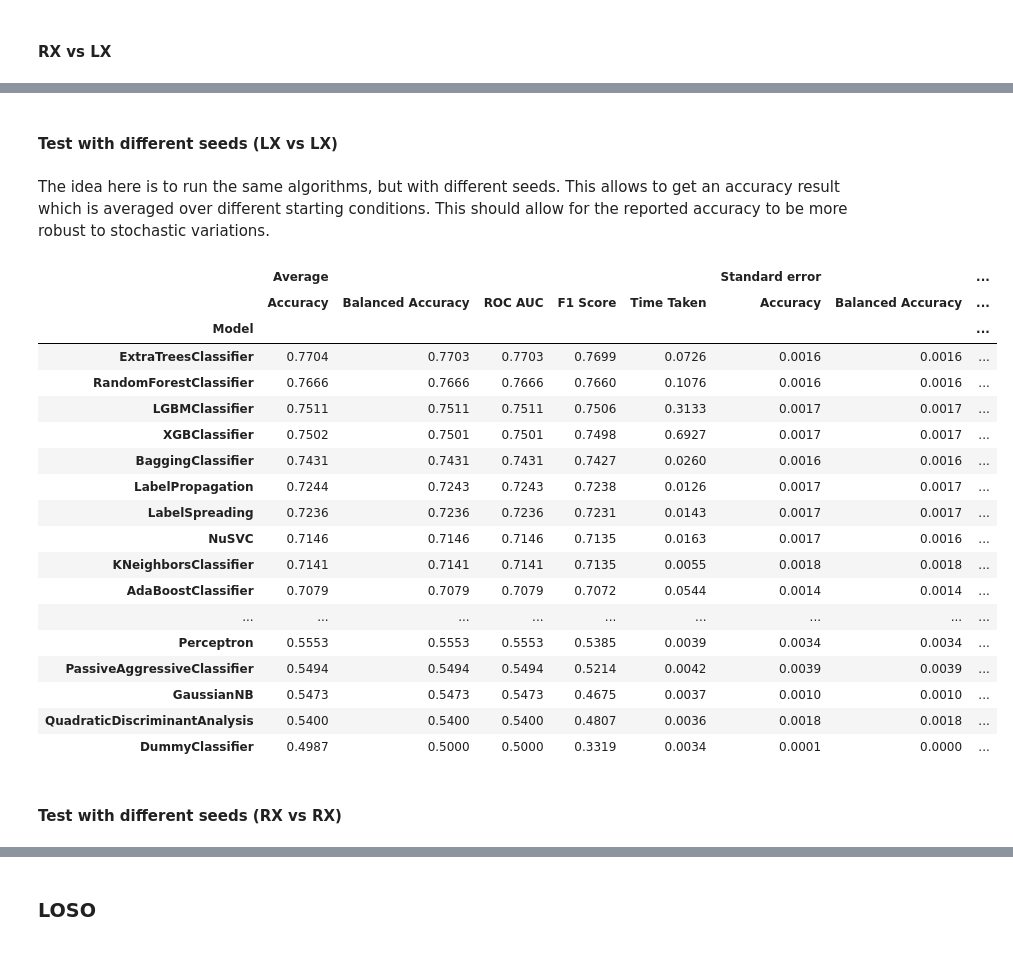
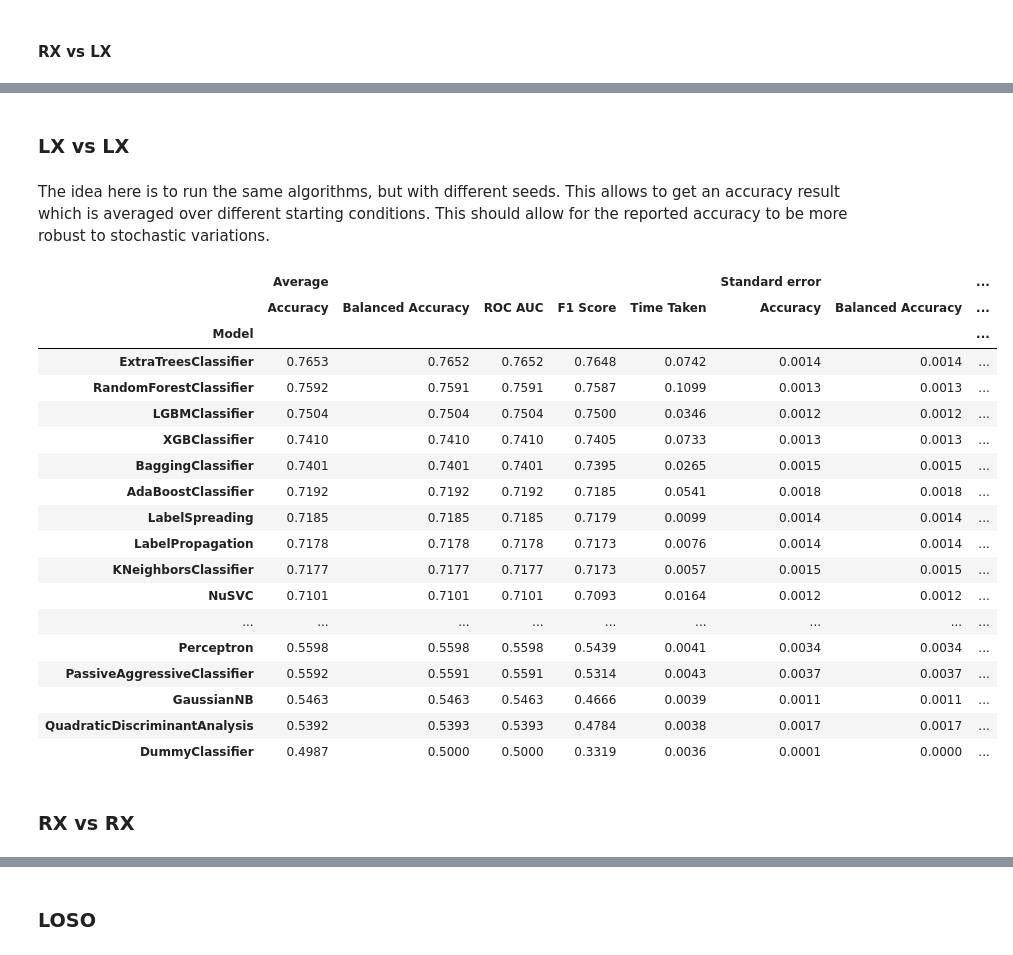
Before and after one commit to LeonardoAlchieri/LateralizationPhysiologicalWearables, a Jupyter notebook: notebooks/data-exploration-usilaughs.ipynb, the cells around one changed output, grey strips where cells are left out. Drawn from its saved outputs; the diff is of its cells as text; code cells hidden in the pictures.

Commit message:
Corrected mistake in resampling

```diff
--- a/notebooks/data-exploration-usilaughs.ipynb
+++ b/notebooks/data-exploration-usilaughs.ipynb
@@ -601,0 +594,2 @@ pd.concat([averages, standard_errors], axis=1, keys=["Average", "Standard error"
+# %%
+run_cv_ml(features_right, labels_right, groups_right)
@@ -602,5 +616,14 @@ pd.concat([averages, standard_errors], axis=1, keys=["Average", "Standard error"
 # %% [markdown]
 #### LX vs RX
+# %%
+def local_resampling(x, y, groups, resampling_method: BaseUnderSampler = RandomUnderSampler):
+    data = DataFrame(x, index=groups)
+    data["label"] = y
+    data_resampled = data.groupby(axis=0, level=0).apply(resampling, resampling_method=resampling_method)
+    x_resampled = data_resampled.drop(columns=["label"], inplace=False).values
+    y_resampled = data_resampled["label"].values
+    groups = data_resampled.index.get_level_values(0).values
+    return x_resampled, y_resampled, groups
 # %%
 from lazypredict.Supervised import LazyClassifier
 
@@ -635,6 +658,8 @@ models.sort_values(by="Balanced Accuracy", ascending=False)
 from lazypredict.Supervised import LazyClassifier
 
 clf = LazyClassifier(predictions=True, random_state=42)
-x_resampled_lx, y_resampled_lx = cc.fit_resample(features_left, labels_left)
-x_resampled_rx, y_resampled_rx = cc.fit_resample(features_right, labels_right)
+
+x_resampled_rx, y_resampled_rx, _ = local_resampling(features_right, labels_right, groups_right)
+x_resampled_lx, y_resampled_lx, _ = local_resampling(features_left, labels_left, groups_left)
 models, predictions = clf.fit(x_resampled_rx, x_resampled_lx, y_resampled_rx, y_resampled_lx)
+models.sort_values(by="Balanced Accuracy", ascending=False)
@@ -662,4 +795,4 @@ models.sort_values(by="Balanced Accuracy", ascending=False)
 # %% [markdown]
-#### Test with different seeds (LX vs LX)
+### LX vs LX
 # %% [markdown]
 The idea here is to run the same algorithms, but with different seeds. This allows to get an accuracy result which is averaged over different starting conditions. This should allow for the reported accuracy to be more robust to stochastic variations.
@@ -754,25 +799,27 @@ errors_seeds = (
+# %%
+result = run_cv_ml_multiple_seeds(features_left, labels_left, groups_left)
 # %%
 with pd.option_context('display.float_format', '{:0.4f}'.format):
-    display(pd.concat([averages_seeds, errors_seeds], axis=1, keys=["Average", "Standard error"]))
+    display(result)
 # %% [output]
 |  | Average |  |  |  |  | Standard error |  | ... |
 |  | Accuracy | Balanced Accuracy | ROC AUC | F1 Score | Time Taken | Accuracy | Balanced Accuracy | ... |
 | Model |  |  |  |  |  |  |  | ... |
-| ExtraTreesClassifier | 0.7704 | 0.7703 | 0.7703 | 0.7699 | 0.0726 | 0.0016 | 0.0016 | ... |
-| RandomForestClassifier | 0.7666 | 0.7666 | 0.7666 | 0.7660 | 0.1076 | 0.0016 | 0.0016 | ... |
-| LGBMClassifier | 0.7511 | 0.7511 | 0.7511 | 0.7506 | 0.3133 | 0.0017 | 0.0017 | ... |
-| XGBClassifier | 0.7502 | 0.7501 | 0.7501 | 0.7498 | 0.6927 | 0.0017 | 0.0017 | ... |
-| BaggingClassifier | 0.7431 | 0.7431 | 0.7431 | 0.7427 | 0.0260 | 0.0016 | 0.0016 | ... |
-| LabelPropagation | 0.7244 | 0.7243 | 0.7243 | 0.7238 | 0.0126 | 0.0017 | 0.0017 | ... |
-| LabelSpreading | 0.7236 | 0.7236 | 0.7236 | 0.7231 | 0.0143 | 0.0017 | 0.0017 | ... |
-| NuSVC | 0.7146 | 0.7146 | 0.7146 | 0.7135 | 0.0163 | 0.0017 | 0.0016 | ... |
-| KNeighborsClassifier | 0.7141 | 0.7141 | 0.7141 | 0.7135 | 0.0055 | 0.0018 | 0.0018 | ... |
-| AdaBoostClassifier | 0.7079 | 0.7079 | 0.7079 | 0.7072 | 0.0544 | 0.0014 | 0.0014 | ... |
+| ExtraTreesClassifier | 0.7653 | 0.7652 | 0.7652 | 0.7648 | 0.0742 | 0.0014 | 0.0014 | ... |
+| RandomForestClassifier | 0.7592 | 0.7591 | 0.7591 | 0.7587 | 0.1099 | 0.0013 | 0.0013 | ... |
+| LGBMClassifier | 0.7504 | 0.7504 | 0.7504 | 0.7500 | 0.0346 | 0.0012 | 0.0012 | ... |
+| XGBClassifier | 0.7410 | 0.7410 | 0.7410 | 0.7405 | 0.0733 | 0.0013 | 0.0013 | ... |
+| BaggingClassifier | 0.7401 | 0.7401 | 0.7401 | 0.7395 | 0.0265 | 0.0015 | 0.0015 | ... |
+| AdaBoostClassifier | 0.7192 | 0.7192 | 0.7192 | 0.7185 | 0.0541 | 0.0018 | 0.0018 | ... |
+| LabelSpreading | 0.7185 | 0.7185 | 0.7185 | 0.7179 | 0.0099 | 0.0014 | 0.0014 | ... |
+| LabelPropagation | 0.7178 | 0.7178 | 0.7178 | 0.7173 | 0.0076 | 0.0014 | 0.0014 | ... |
+| KNeighborsClassifier | 0.7177 | 0.7177 | 0.7177 | 0.7173 | 0.0057 | 0.0015 | 0.0015 | ... |
+| NuSVC | 0.7101 | 0.7101 | 0.7101 | 0.7093 | 0.0164 | 0.0012 | 0.0012 | ... |
 | ... | ... | ... | ... | ... | ... | ... | ... | ... |
-| Perceptron | 0.5553 | 0.5553 | 0.5553 | 0.5385 | 0.0039 | 0.0034 | 0.0034 | ... |
-| PassiveAggressiveClassifier | 0.5494 | 0.5494 | 0.5494 | 0.5214 | 0.0042 | 0.0039 | 0.0039 | ... |
-| GaussianNB | 0.5473 | 0.5473 | 0.5473 | 0.4675 | 0.0037 | 0.0010 | 0.0010 | ... |
-| QuadraticDiscriminantAnalysis | 0.5400 | 0.5400 | 0.5400 | 0.4807 | 0.0036 | 0.0018 | 0.0018 | ... |
-| DummyClassifier | 0.4987 | 0.5000 | 0.5000 | 0.3319 | 0.0034 | 0.0001 | 0.0000 | ... |
+| Perceptron | 0.5598 | 0.5598 | 0.5598 | 0.5439 | 0.0041 | 0.0034 | 0.0034 | ... |
+| PassiveAggressiveClassifier | 0.5592 | 0.5591 | 0.5591 | 0.5314 | 0.0043 | 0.0037 | 0.0037 | ... |
+| GaussianNB | 0.5463 | 0.5463 | 0.5463 | 0.4666 | 0.0039 | 0.0011 | 0.0011 | ... |
+| QuadraticDiscriminantAnalysis | 0.5392 | 0.5393 | 0.5393 | 0.4784 | 0.0038 | 0.0017 | 0.0017 | ... |
+| DummyClassifier | 0.4987 | 0.5000 | 0.5000 | 0.3319 | 0.0036 | 0.0001 | 0.0000 | ... |
 # %% [markdown]
-#### Test with different seeds (RX vs RX)
+### RX vs RX
```
Also changed, not shown: parts of 26 cells of this notebook, 5 other files.
